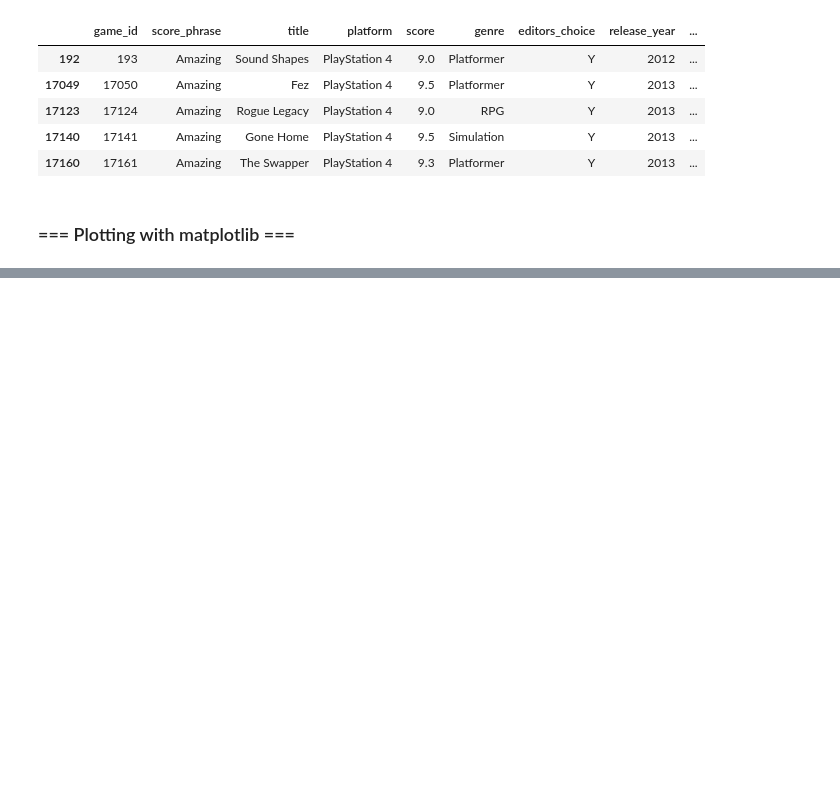
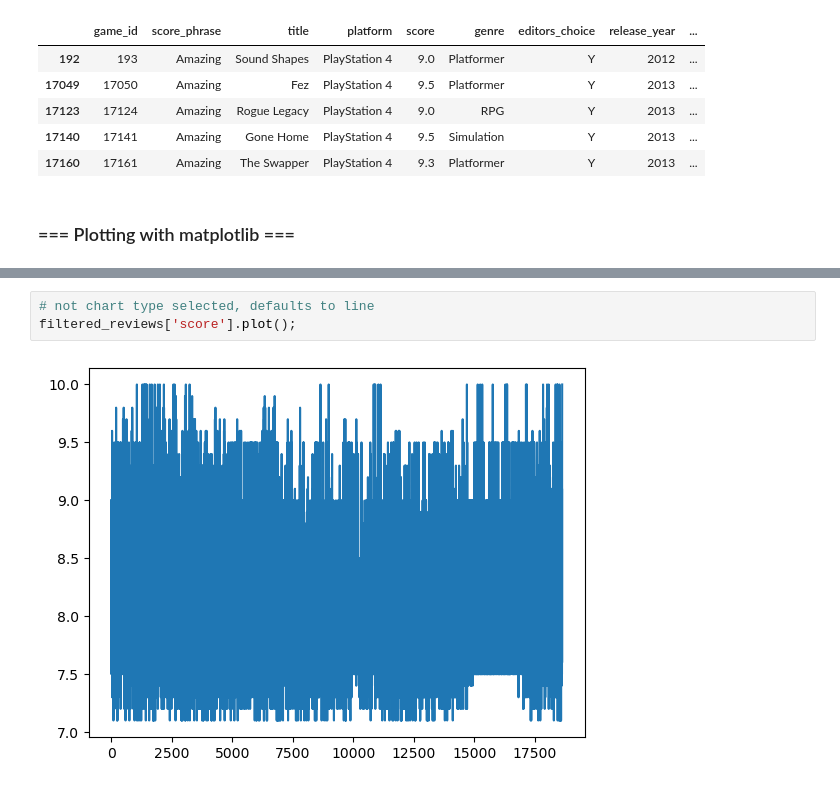
Before and after one commit to StewartStack/DAStudyBackups, a Jupyter notebook: DataStudies1/stewartstack_reviews_IGNanalysis.ipynb, the cells around one changed output, grey strips where cells are left out. Cells and saved outputs as stored; diff of their text form; blank space fills up the shorter version.

Commit message:
defaut lines

```diff
--- a/DataStudies1/stewartstack_reviews_IGNanalysis.ipynb
+++ b/DataStudies1/stewartstack_reviews_IGNanalysis.ipynb
@@ -323,0 +328,5 @@ reviews['score'].plot(kind = 'hist')
+# %%
+# not chart type selected, defaults to line
+filtered_reviews['score'].plot();
+# %% [output]
+[figure, added]
```
Also changed, not shown: parts of 2 cells of this notebook.
